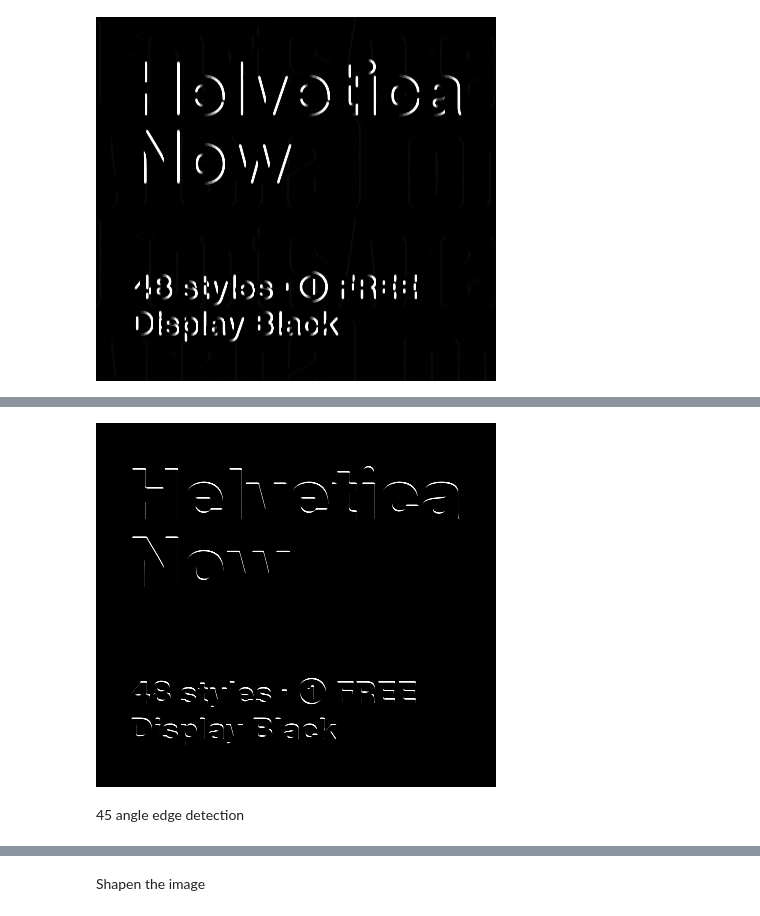
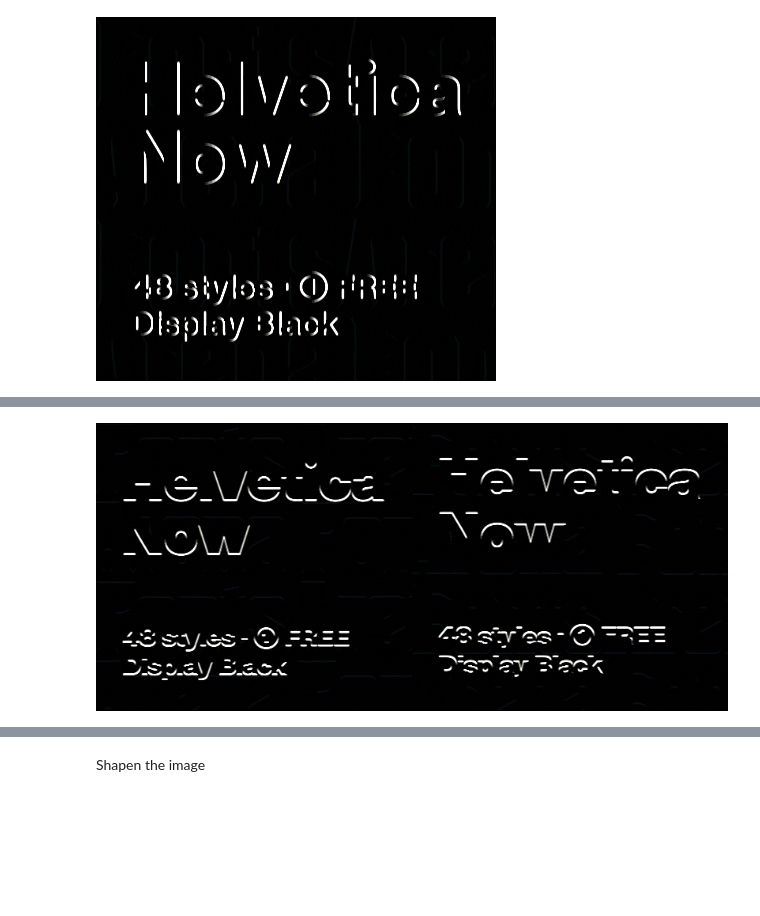
Before and after one commit to simandi2877/eva, a Jupyter notebook: EVA_S1.ipynb, the cells around one changed output, grey strips where cells are left out. Saved outputs shown, nothing was run; the diff lists cells and outputs as text; code cells hidden in the pictures; blank space fills up the shorter version.

```diff
--- a/EVA_S1.ipynb
+++ b/EVA_S1.ipynb
@@ -51,10 +67,15 @@ Horizontal Edge Detector
 # %%
 #kernel = np.ones((3,3),np.float32)/25
-kernel = np.float32([[1,1,1],[-1,-2,1],[-1,-1,-1]])
+kernel = np.float32([[-1,-2,-1],[0,0,0],[1,2,1]])
+dst = cv2.filter2D(image,-1,kernel)
+#cv2_imshow(dst)
 
-dst = cv2.filter2D(image,-1,kernel)
-cv2_imshow(dst)
+
+kernel1 = np.float32([[1,2,1],[0,0,0],[-1,-2,-1]])
+dst1 = cv2.filter2D(image,-1,kernel1)
+#cv2_imshow(dst1)
+
+numpy_horizontal_concat = np.concatenate((dst, dst1), axis=1)
+cv2_imshow(numpy_horizontal_concat)
 # %% [output]
-[figure, old version]
+[figure, new version]
-# %% [markdown]
-45 angle edge detection
```
Also changed, not shown: parts of 5 cells of this notebook.
